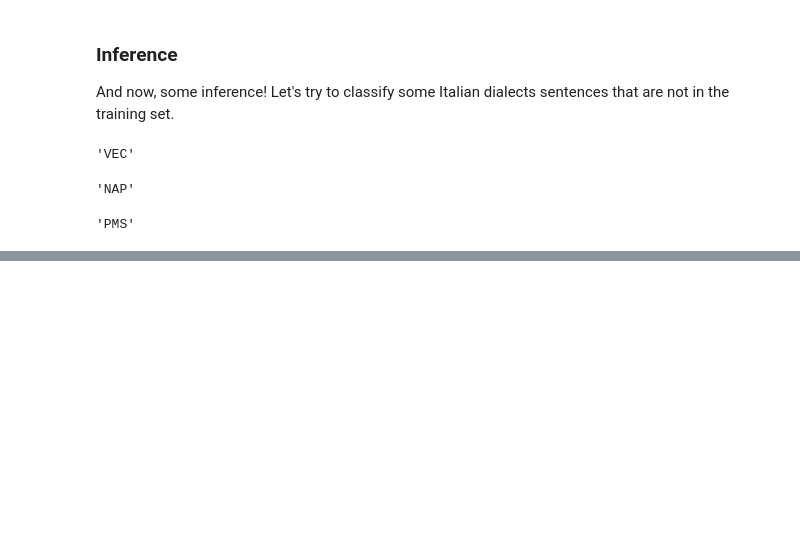
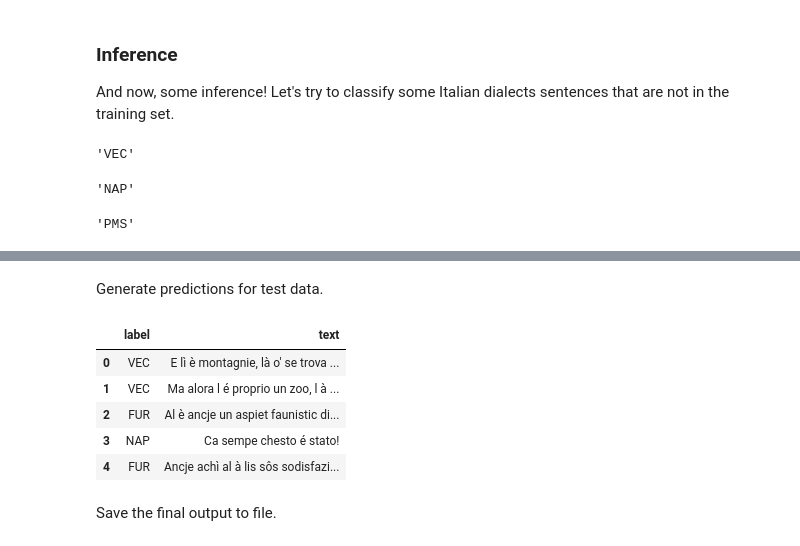
Before and after one commit to eduardoberford/spanish-dialects-identification, a Jupyter notebook: example.ipynb, the cells around one changed output, grey strips where cells are left out. Cells and saved outputs as stored; diff of their text form; code cells hidden in the pictures; blank space fills up the shorter version.

Commit message:
Added test set predictions

```diff
--- a/example.ipynb
+++ b/example.ipynb
@@ -65,0 +69,3 @@ explain_label(model.predict(sentence)[0])
+# %%
+X_test = pd.read_csv("data/test.txt", sep="\t", names=["text"])
+X_test.head(5)
@@ -65,0 +79,17 @@ explain_label(model.predict(sentence)[0])
+# %% [markdown]
+Generate predictions for test data.
+# %%
+pred = model.predict(X_test['text'].values)
+X_test['label'] = pred
+X_test = X_test[['label', 'text']]
+X_test['label'] = X_test['label'].apply(explain_label)
+X_test.head(5)
+# %% [output]
+|  | label | text |
+| 0 | VEC | E lì è montagnie, là o' se trova ... |
+| 1 | VEC | Ma alora l é proprio un zoo, l à ... |
+| 2 | FUR | Al è ancje un aspiet faunistic di... |
+| 3 | NAP | Ca sempe chesto é stato! |
+| 4 | FUR | Ancje achì al à lis sôs sodisfazi... |
+# %% [markdown]
+Save the final output to file.
```
Also changed, not shown: parts of 3 cells of this notebook, 1 other file.
